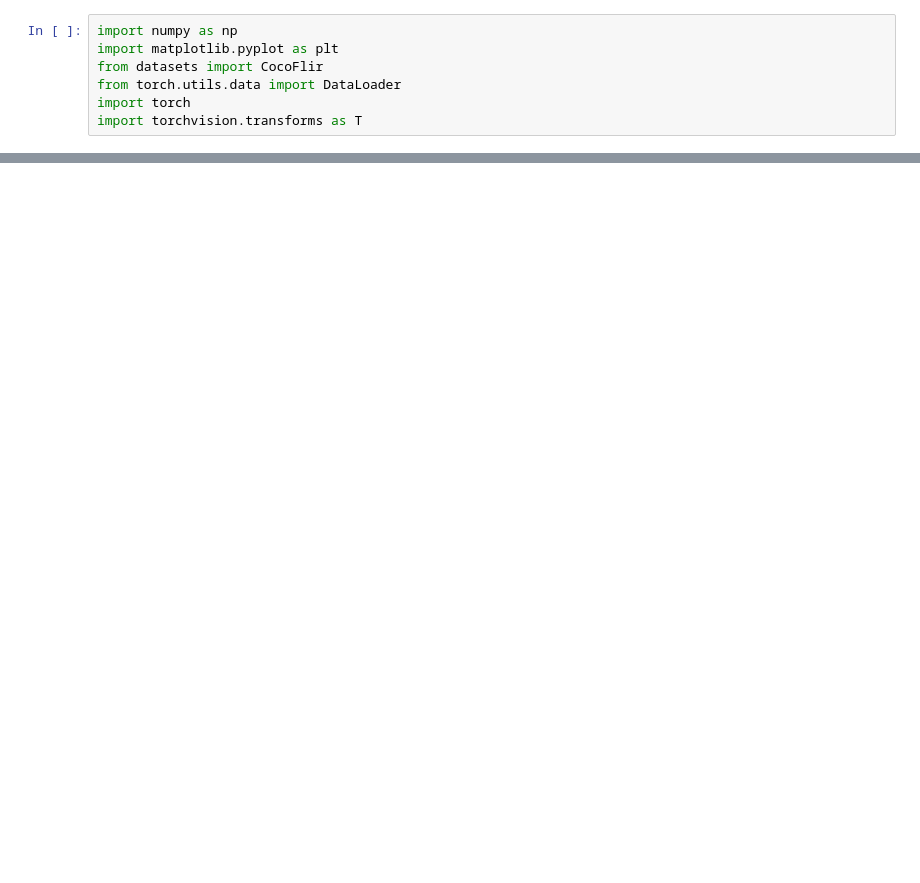
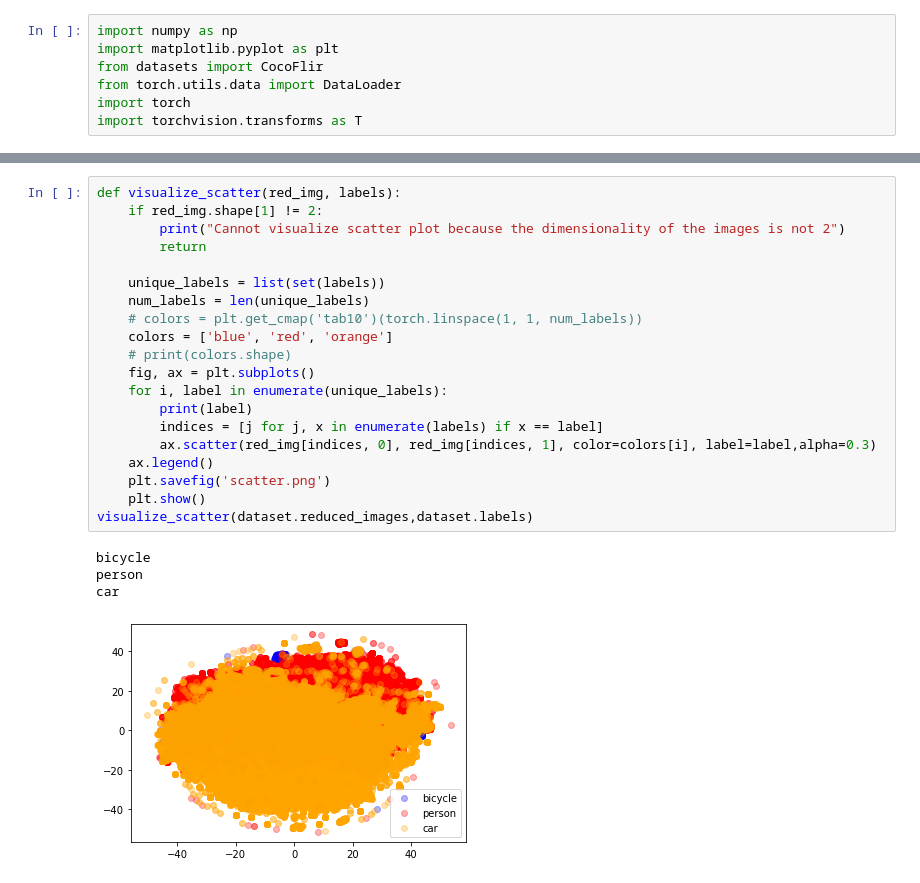
Before and after one commit to fazlicodes/CDTrans, a Jupyter notebook: Untitled.ipynb, the cells around one changed output, grey strips where cells are left out. Saved outputs shown, nothing was run; the diff lists cells and outputs as text; blank space fills up the shorter version.

```diff
--- a/Untitled.ipynb
+++ b/Untitled.ipynb
@@ -104,0 +92,25 @@ zipp                3.6.0
+# %%
+def visualize_scatter(red_img, labels):
+    if red_img.shape[1] != 2:
+        print("Cannot visualize scatter plot because the dimensionality of the images is not 2")
+        return
+
+    unique_labels = list(set(labels))
+    num_labels = len(unique_labels)
+    # colors = plt.get_cmap('tab10')(torch.linspace(1, 1, num_labels))
+    colors = ['blue', 'red', 'orange']
+    # print(colors.shape)
+    fig, ax = plt.subplots()
+    for i, label in enumerate(unique_labels):
+        print(label)
+        indices = [j for j, x in enumerate(labels) if x == label]
+        ax.scatter(red_img[indices, 0], red_img[indices, 1], color=colors[i], label=label,alpha=0.3)
+    ax.legend()
+    plt.savefig('scatter.png')
+    plt.show()
+visualize_scatter(dataset.reduced_images,dataset.labels)
+# %% [output]
+bicycle
+person
+car
+[figure, added]
```
Also changed, not shown: parts of 3 cells of this notebook.
